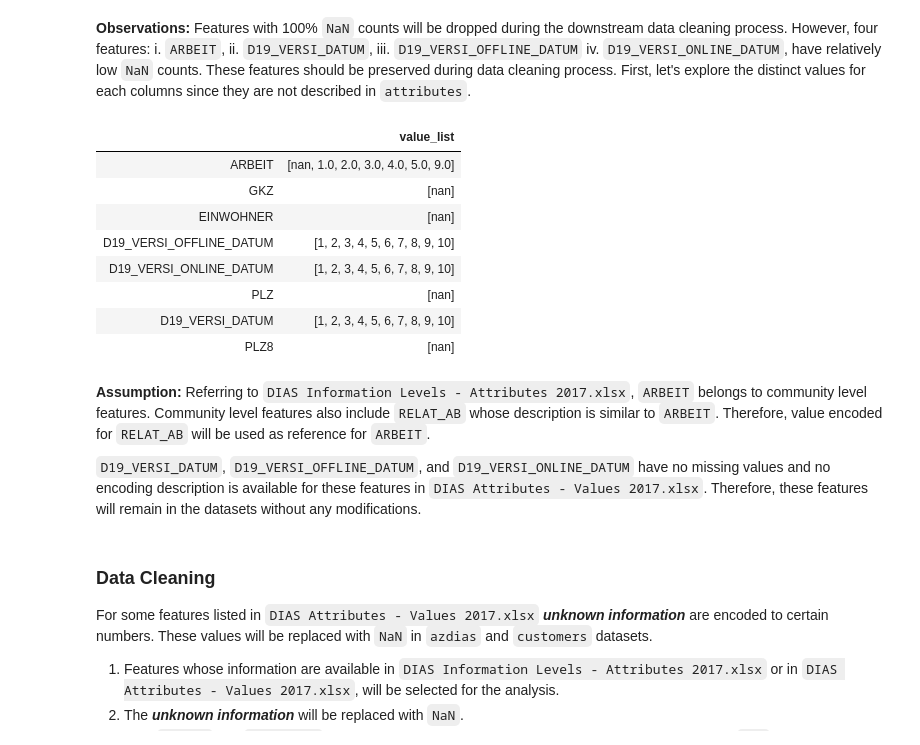
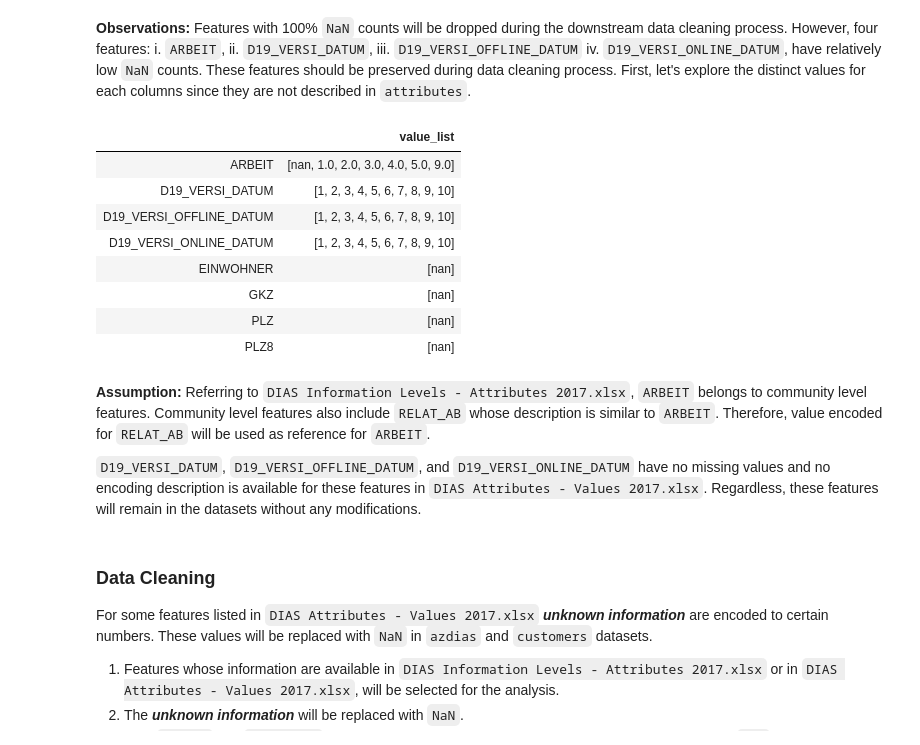
Before and after one commit to rezaabdullah/data_science_portfolio, a Jupyter notebook: capstone/Arvato_Project_Workbook_Draft.ipynb, the cells around one changed output. Cells and saved outputs as stored; diff of their text form; code cells hidden in the pictures.

```diff
--- a/capstone/Arvato_Project_Workbook_Draft.ipynb
+++ b/capstone/Arvato_Project_Workbook_Draft.ipynb
@@ -169,25 +178,25 @@ https://pandas.pydata.org/pandas-docs/stable/user_guide/indexing.html#deprecate-
 # %% [markdown]
 **Observations:** Features with 100% `NaN` counts will be dropped during the downstream data cleaning process. However, four features: i. `ARBEIT`, ii. `D19_VERSI_DATUM`, iii. `D19_VERSI_OFFLINE_DATUM` iv. `D19_VERSI_ONLINE_DATUM`, have relatively low `NaN` counts. These features should be preserved during data cleaning process. First, let's explore the distinct values for each columns since they are not described in `attributes`.
 # %%
-# Drop the columns with high NaN percentage from azdias_subset
+# Find distinct values for the 8 features
 azdias_subset_distinct_val = pd.DataFrame({
                                 "value_list" : [sorted(azdias_subset[x].unique()) for x in azdias_subset.columns]
                             }, index = azdias_subset.columns)
-azdias_subset_distinct_val
+azdias_subset_distinct_val.sort_index()
 # %% [output]
 |  | value_list |
 | ARBEIT | [nan, 1.0, 2.0, 3.0, 4.0, 5.0, 9.0] |
-| GKZ | [nan] |
-| EINWOHNER | [nan] |
+| D19_VERSI_DATUM | [1, 2, 3, 4, 5, 6, 7, 8, 9, 10] |
 | D19_VERSI_OFFLINE_DATUM | [1, 2, 3, 4, 5, 6, 7, 8, 9, 10] |
 | D19_VERSI_ONLINE_DATUM | [1, 2, 3, 4, 5, 6, 7, 8, 9, 10] |
+| EINWOHNER | [nan] |
+| GKZ | [nan] |
 | PLZ | [nan] |
-| D19_VERSI_DATUM | [1, 2, 3, 4, 5, 6, 7, 8, 9, 10] |
 | PLZ8 | [nan] |
 # %% [markdown]
 **Assumption:** Referring to `DIAS Information Levels - Attributes 2017.xlsx`, `ARBEIT` belongs to community level features. Community level features also include `RELAT_AB` whose description is similar to `ARBEIT`. Therefore, value encoded for `RELAT_AB` will be used as reference for `ARBEIT`.
 
-`D19_VERSI_DATUM`, `D19_VERSI_OFFLINE_DATUM`, and `D19_VERSI_ONLINE_DATUM` have no missing values and no encoding description is available for these features in `DIAS Attributes - Values 2017.xlsx`. Therefore, these features will remain in the datasets without any modifications.
+`D19_VERSI_DATUM`, `D19_VERSI_OFFLINE_DATUM`, and `D19_VERSI_ONLINE_DATUM` have no missing values and no encoding description is available for these features in `DIAS Attributes - Values 2017.xlsx`. Regardless, these features will remain in the datasets without any modifications.
 # %% [markdown]
 ### Data Cleaning
 For some features listed in `DIAS Attributes - Values 2017.xlsx` **_unknown information_** are encoded to certain numbers. These values will be replaced with `NaN` in `azdias` and `customers` datasets.
```
Also changed, not shown: parts of 27 cells of this notebook.
